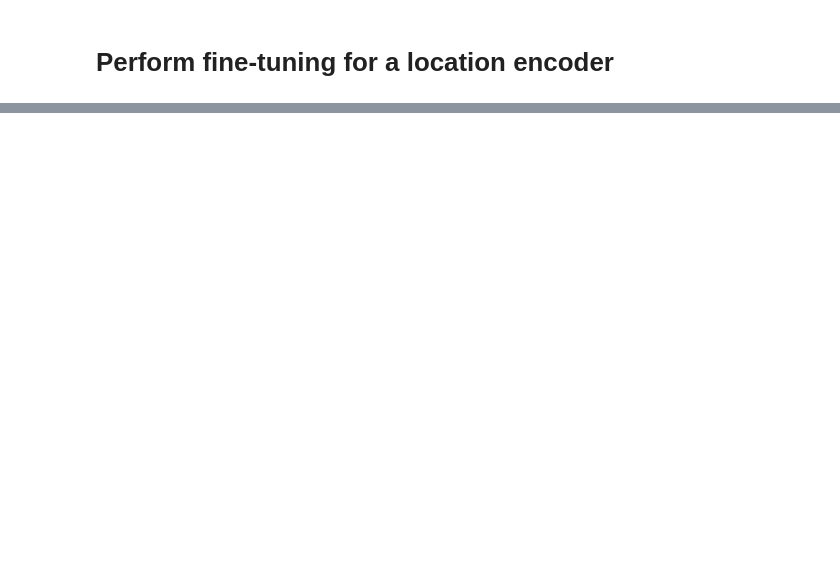
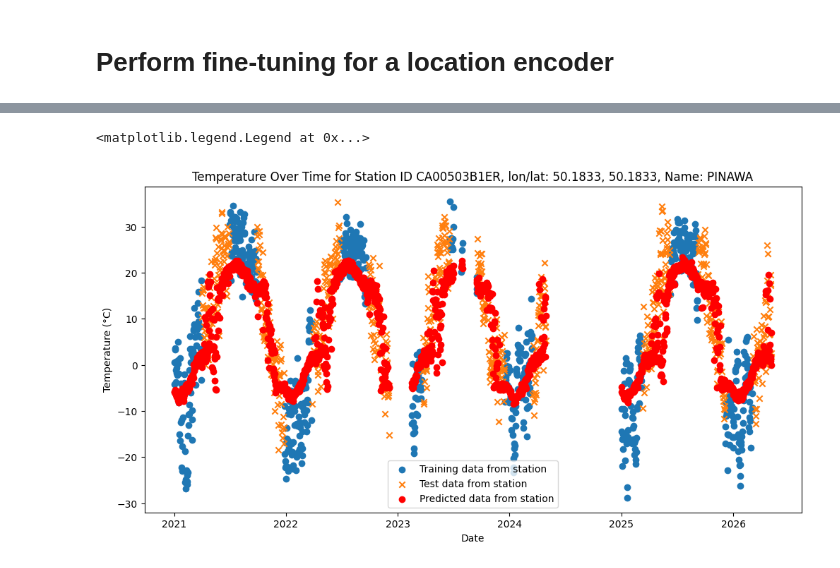
Before and after one commit to arizonat/satclip, a Jupyter notebook: satclip/noaa_ghcn_spatial_eval.ipynb, the cells around one changed output, grey strips where cells are left out. Drawn from its saved outputs; the diff is of its cells as text; code cells hidden in the pictures; blank space fills up the shorter version.

```diff
--- a/satclip/noaa_ghcn_spatial_eval.ipynb
+++ b/satclip/noaa_ghcn_spatial_eval.ipynb
@@ -463,3 +570,27 @@ plt.title('Predicted vs Actual Temperatures for Test Set')
+# %%
+station_name = ghcn_qc_temp_df[ghcn_qc_temp_df['ID'] == random_station]['Name'].values[0]
+
+# random_station = random.choice(ids.unique())
+station_data = temp_data[(ids == random_station).to_numpy(), :]
+station_dates = dates[(ids == random_station).to_numpy()]
+station_splits = splits[(ids == random_station).to_numpy()]
+station_coords = station_data[:, :3].detach().clone()
+# station_embeddings = spatiotemporal_enc(station_coords.to(device)).detach()
+station_embeddings_gtl = gtl_emb[(ids == random_station).to_numpy(), :].to(device)
+station_preds = pred_model(station_embeddings_gtl.to(device)).cpu().detach().numpy()
+
+plt.figure(figsize=(12, 6))
+plt.scatter(station_dates[(station_splits==train_split).numpy()], station_data[(station_splits==train_split).numpy(), 3]/10, marker='o', linestyle='-', label=f'Training data from station')
+plt.scatter(station_dates[(station_splits!=train_split).numpy()], station_data[(station_splits!=train_split).numpy(), 3]/10, marker='x', linestyle='-', label=f'Test data from station')
+
+plt.scatter(station_dates, station_preds/10, marker='o', color="red", linestyle='-', label=f'Predicted data from station')
+plt.xlabel('Date')
+plt.ylabel('Temperature (°C)')
+plt.title(f'Temperature Over Time for Station ID {random_station}, lon/lat: {station_coords[0, 0].item():.4f}, {station_coords[0, 1].item():.4f}, Name: {station_name}')
+plt.legend()
+# %% [output]
+<matplotlib.legend.Legend at 0x...>
+[figure, added]
 # %%
 # Create a DataLoader for the train embeddings and values
 train_dataset = torch.utils.data.TensorDataset(train_sample[:, :3].detach().clone(), train_sample[:, 3].detach().clone().unsqueeze(1))
```
Also changed, not shown: parts of 21 cells of this notebook.
